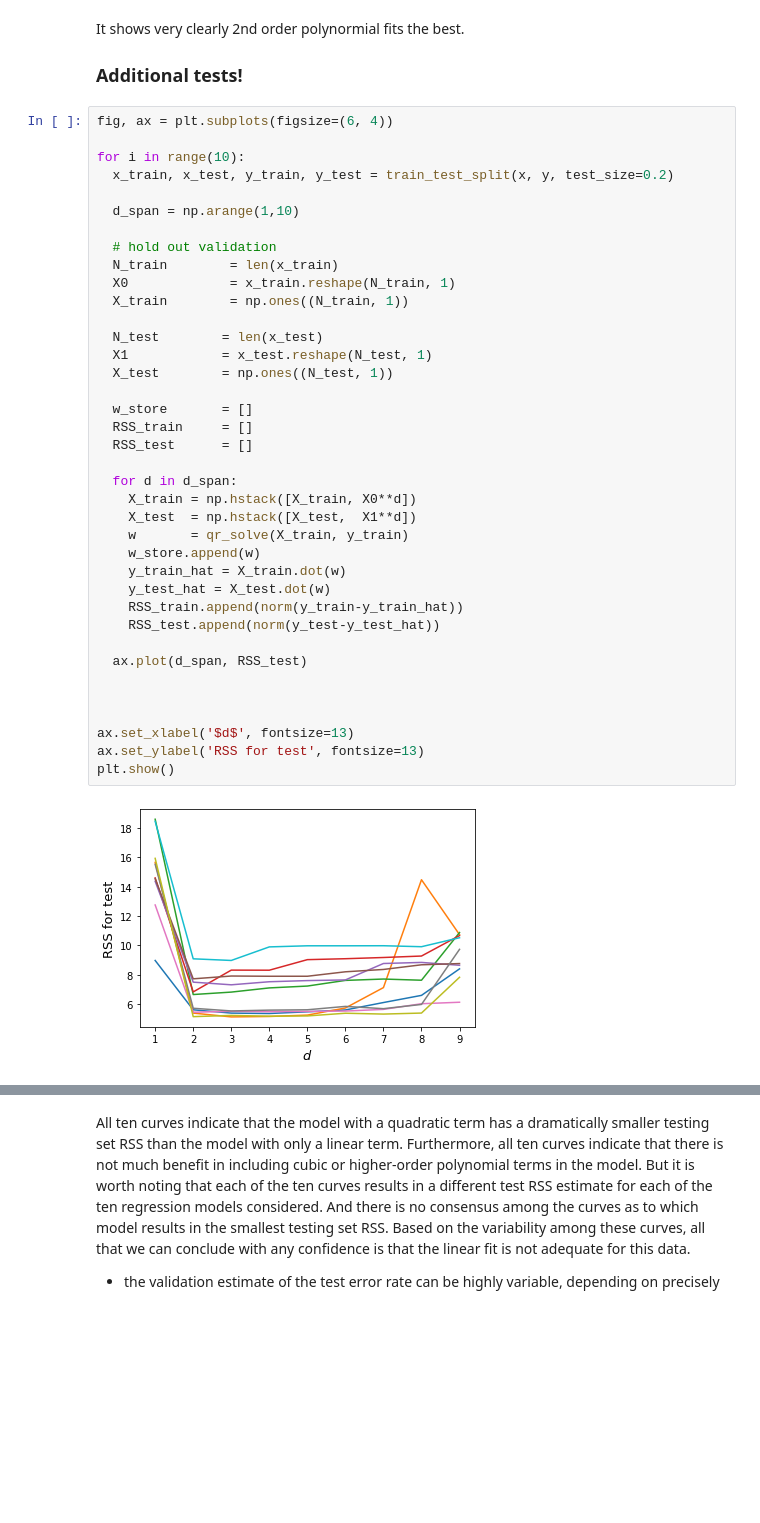
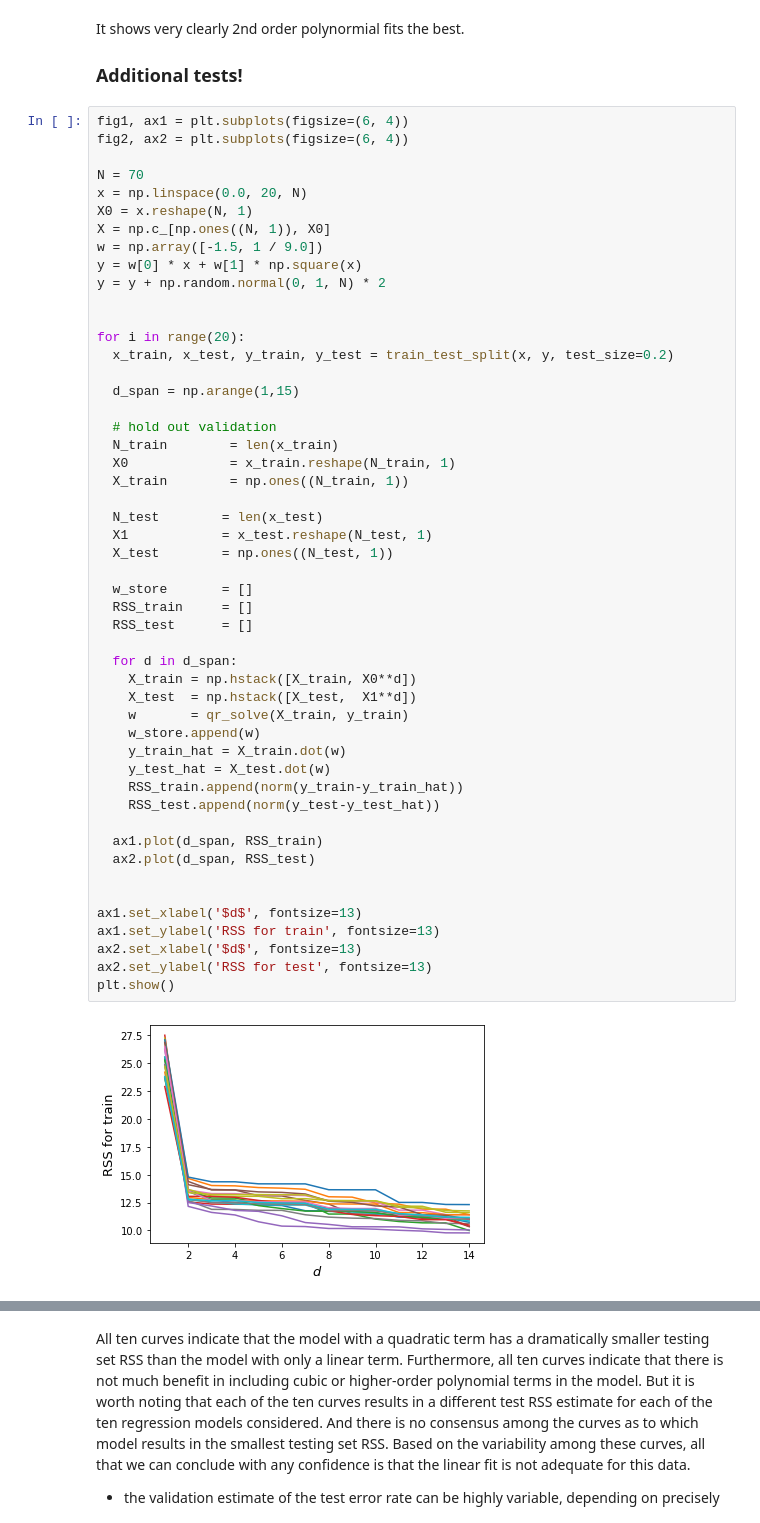
Before and after one commit to yexf308/AppliedStatistics, a Jupyter notebook: 4_Linear_Regression.ipynb, the cells around one changed output, grey strips where cells are left out. Drawn from its saved outputs; the diff is of its cells as text; blank space fills up the shorter version.

```diff
--- a/4_Linear_Regression.ipynb
+++ b/4_Linear_Regression.ipynb
@@ -362,42 +376,54 @@ It shows very clearly 2nd order polynormial fits the best.
 
 ### Additional tests!
 # %%
-fig, ax = plt.subplots(figsize=(6, 4))
+fig1, ax1 = plt.subplots(figsize=(6, 4))
+fig2, ax2 = plt.subplots(figsize=(6, 4))
 
-for i in range(10):
+N = 70
+x = np.linspace(0.0, 20, N)
+X0 = x.reshape(N, 1)
+X = np.c_[np.ones((N, 1)), X0]
+w = np.array([-1.5, 1 / 9.0])
+y = w[0] * x + w[1] * np.square(x)
+y = y + np.random.normal(0, 1, N) * 2
+
+
+for i in range(20):
   x_train, x_test, y_train, y_test = train_test_split(x, y, test_size=0.2)
 
-  d_span = np.arange(1,10)
+  d_span = np.arange(1,15)
 
   # hold out validation
   N_train        = len(x_train)
   X0             = x_train.reshape(N_train, 1)
   X_train        = np.ones((N_train, 1))
 
   N_test        = len(x_test)
   X1            = x_test.reshape(N_test, 1)
   X_test        = np.ones((N_test, 1))
 
   w_store       = []
   RSS_train     = []
   RSS_test      = []
 
   for d in d_span:
     X_train = np.hstack([X_train, X0**d])
     X_test  = np.hstack([X_test,  X1**d])
     w       = qr_solve(X_train, y_train)
     w_store.append(w)
     y_train_hat = X_train.dot(w)
     y_test_hat = X_test.dot(w)
     RSS_train.append(norm(y_train-y_train_hat))
     RSS_test.append(norm(y_test-y_test_hat))
 
-  ax.plot(d_span, RSS_test)
+  ax1.plot(d_span, RSS_train)
+  ax2.plot(d_span, RSS_test)
 
 
-
-ax.set_xlabel('$d$', fontsize=13)
-ax.set_ylabel('RSS for test', fontsize=13)
+ax1.set_xlabel('$d$', fontsize=13)
+ax1.set_ylabel('RSS for train', fontsize=13)
+ax2.set_xlabel('$d$', fontsize=13)
+ax2.set_ylabel('RSS for test', fontsize=13)
 plt.show()
 # %% [output]
-[figure, old version]
+[figure, new version]
```
Also changed, not shown: parts of 3 cells of this notebook.
